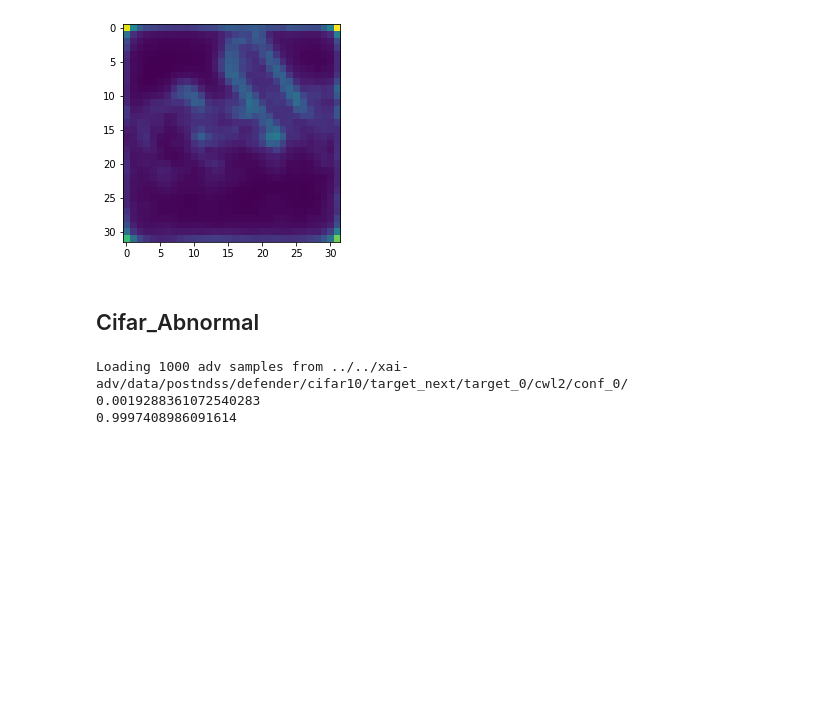
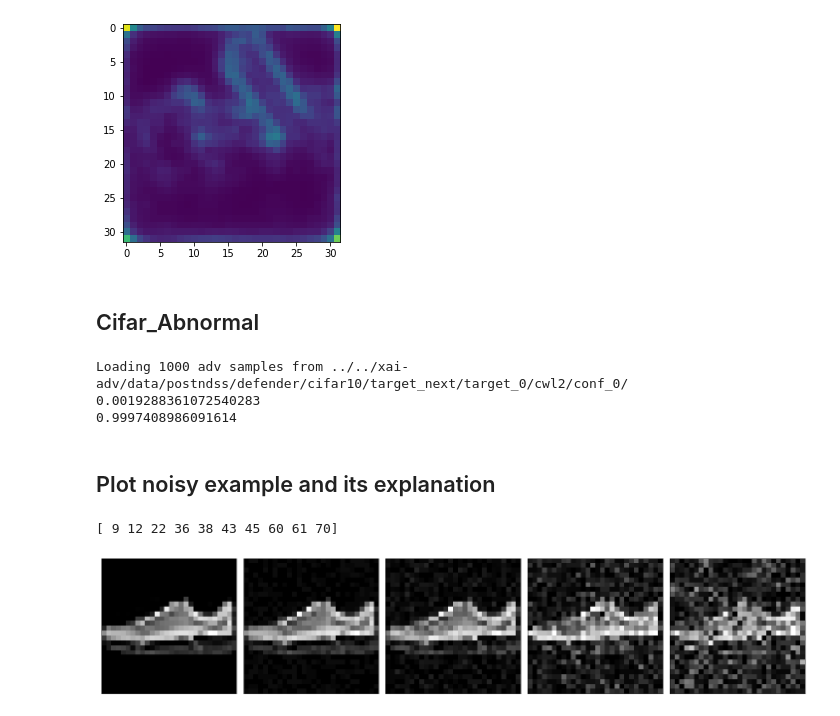
Before and after one commit to irajvardhan/explanations_can_be_manipulated, a Jupyter notebook: src/generate_explanations.ipynb, the cells around one changed output. Saved outputs shown, nothing was run; the diff lists cells and outputs as text; code cells hidden in the pictures; blank space fills up the shorter version.

```diff
--- a/src/generate_explanations.ipynb
+++ b/src/generate_explanations.ipynb
@@ -435,3 +432,53 @@ Loading 1000 adv samples from ../../xai-adv/data/postndss/defender/cifar10/targe
 0.9997408986091614
 # %%
 x_train = (x_train*255).astype(np.uint8)
+# %% [markdown]
+## Plot noisy example and its explanation
+# %%
+dataset = 'fmnist'
+
+import keras
+from keras import datasets
+from torchvision import datasets, transforms
+from PIL import Image
+
+if args_dataset == 'fmnist':
+    (x_train, y_train) ,(x_test, y_test) = keras.datasets.fashion_mnist.load_data()
+    num_ch = 1
+elif args_dataset == 'mnist':
+    (x_train, y_train) ,(x_test, y_test) = keras.datasets.mnist.load_data()
+    num_ch = 1
+
+x_noised = np.load('../../xai-adv/' + 'data/postndss/defender/'+ dataset +'/with_noise/x_noised.npy')
+print('x_noised shape: ',x_noised.shape)
+# %%
+# Select a class index. We will show normal and noisy examples of this class
+class_ind = 7
+indices = np.where(y_test == class_ind)[0]
+print(indices[0:10])
+# %% [output]
+[ 9 12 22 36 38 43 45 60 61 70]
+# %%
+# select position of the example (can be anything depending upon the number of examples of this class)
+pos = 0
+n = x_noised.shape[0]+1
+
+samples = np.empty((5, 28, 28))
+for i in range(n):
+    if i == 0:
+        samples[i] = x_test[indices[pos]]
+    else:
+        samples[i] = x_noised[i-1][indices[pos]].reshape(28,28) * 255
+
+plt.figure(figsize=(20,90))
+for i in range(n):
+    # display original
+    ax = plt.subplot(1, n, i + 1)
+    plt.imshow(samples[i])
+    ax.get_xaxis().set_visible(False)
+    ax.get_yaxis().set_visible(False)
+plt.gray()
+plt.tight_layout()
+plt.show()
+# %% [output]
+[figure, added]
```
Also changed, not shown: parts of 7 cells of this notebook.
